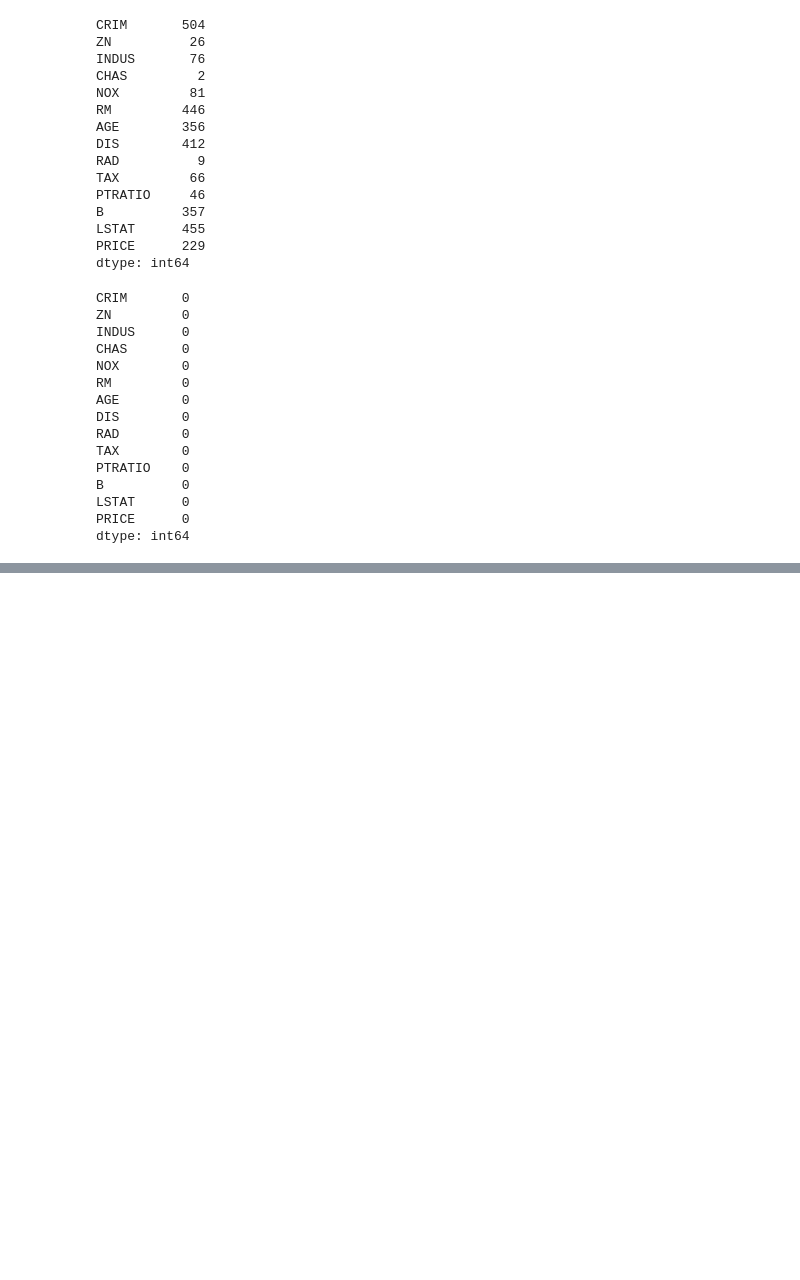
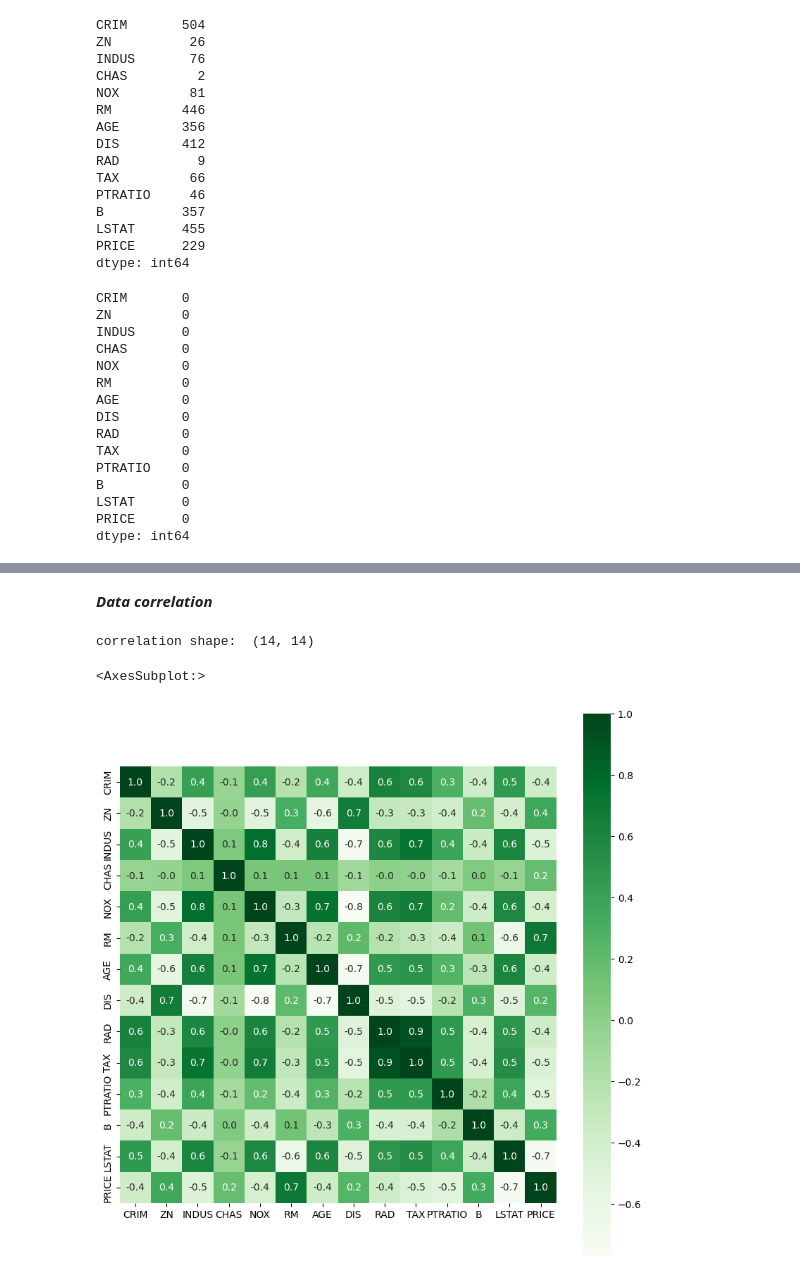
Before and after one commit to amirhosein-ziaei/Machine_Learning_Course, a Jupyter notebook: Linear_Regression/Linear_Regression_Multi_Variables.ipynb, the cells around one changed output, grey strips where cells are left out. Cells and saved outputs as stored; diff of their text form; code cells hidden in the pictures; blank space fills up the shorter version.

```diff
--- a/Linear_Regression/Linear_Regression_Multi_Variables.ipynb
+++ b/Linear_Regression/Linear_Regression_Multi_Variables.ipynb
@@ -172,3 +172,14 @@ data.describe()
 | 50% | 0.256510 | 0.000000 | 9.690000 | 0.000000 | 0.538000 | 6.208500 | 77.500000 | 3.207450 | 5.000000 | 330.000000 | 19.050000 | ... |
 | 75% | 3.677083 | 12.500000 | 18.100000 | 0.000000 | 0.624000 | 6.623500 | 94.075000 | 5.188425 | 24.000000 | 666.000000 | 20.200000 | ... |
 | max | 88.976200 | 100.000000 | 27.740000 | 1.000000 | 0.871000 | 8.780000 | 100.000000 | 12.126500 | 24.000000 | 711.000000 | 22.000000 | ... |
+# %% [markdown]
+***Data correlation***
+# %%
+correlation = data.corr()
+print("correlation shape: ",correlation.shape)
+plt.figure(figsize=(10, 10))
+sns.heatmap(correlation, cbar=True, square= True, fmt='.1f', annot=True, annot_kws={'size':10}, cmap='Greens')
+# %% [output]
+correlation shape:  (14, 14)
+<AxesSubplot:>
+[figure, added]
```
Also changed, not shown: parts of 1 cell of this notebook.
